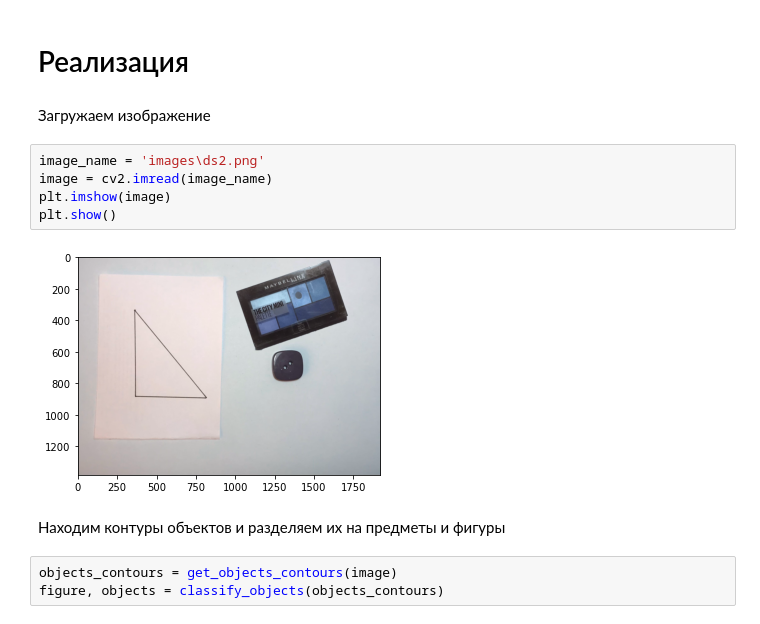
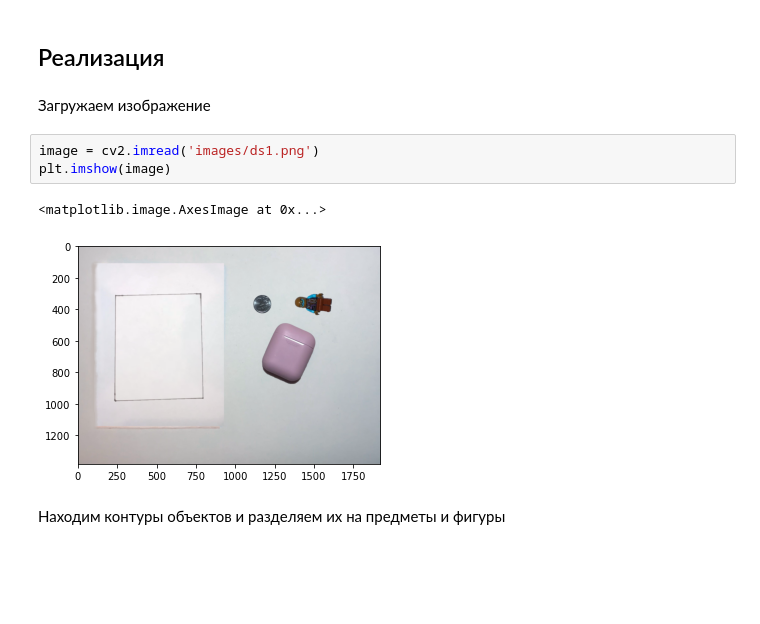
Before and after one commit to Drozdova-Daria/intelligent_placer, a Jupyter notebook: description.ipynb, the cells around one changed output. Saved outputs shown, nothing was run; the diff lists cells and outputs as text; blank space fills up the shorter version.

```diff
--- a/description.ipynb
+++ b/description.ipynb
@@ -7,16 +35,12 @@
 # %% [markdown]
-# Реализация
+## Реализация
 # %% [markdown]
 Загружаем изображение
-# %%
-image_name = 'images\ds2.png'
-image = cv2.imread(image_name)
-plt.imshow(image)
-plt.show()
-# %% [output]
-[figure, removed]
+# %%
+image = cv2.imread('images/ds1.png')
+plt.imshow(image)
+# %% [output]
+<matplotlib.image.AxesImage at 0x...>
+[figure, added]
 # %% [markdown]
 Находим контуры объектов и разделяем их на предметы и фигуры
-# %%
-objects_contours = get_objects_contours(image)
-figure, objects = classify_objects(objects_contours)
```
Also changed, not shown: parts of 26 cells of this notebook.
